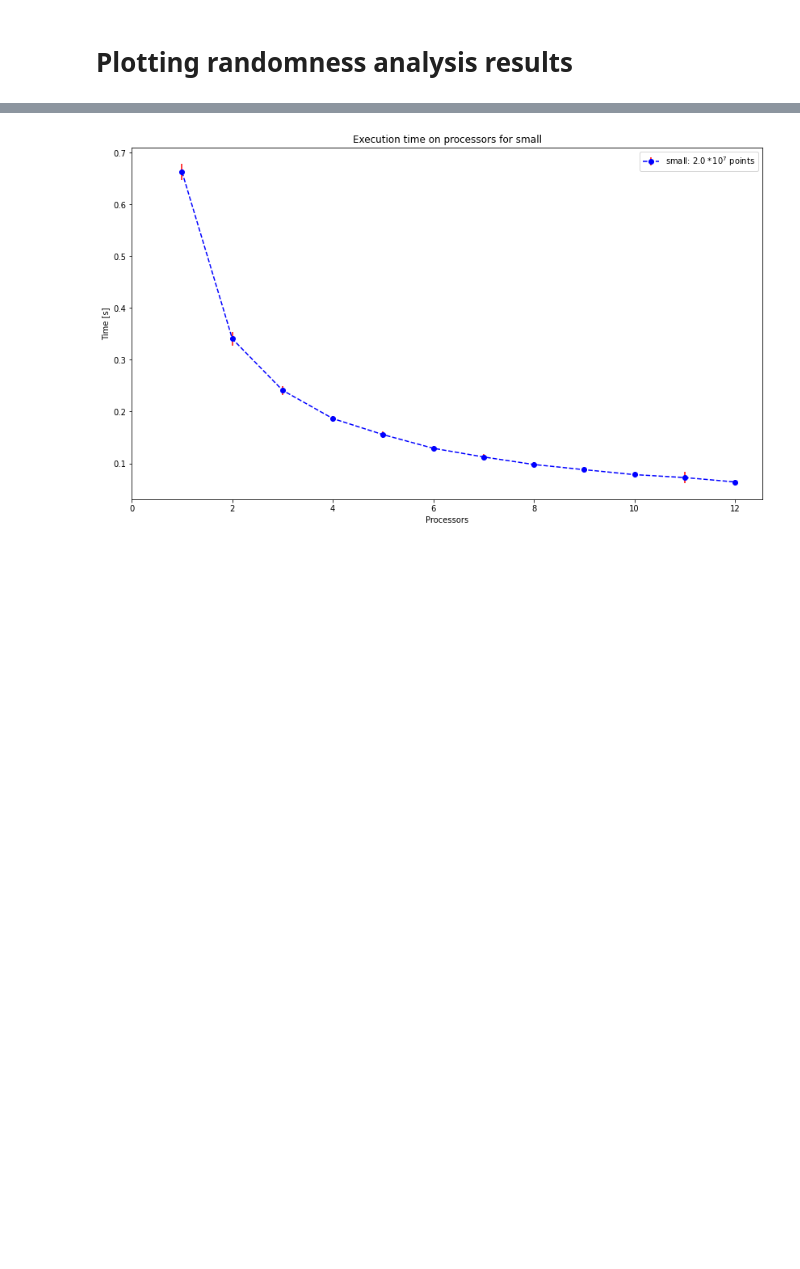
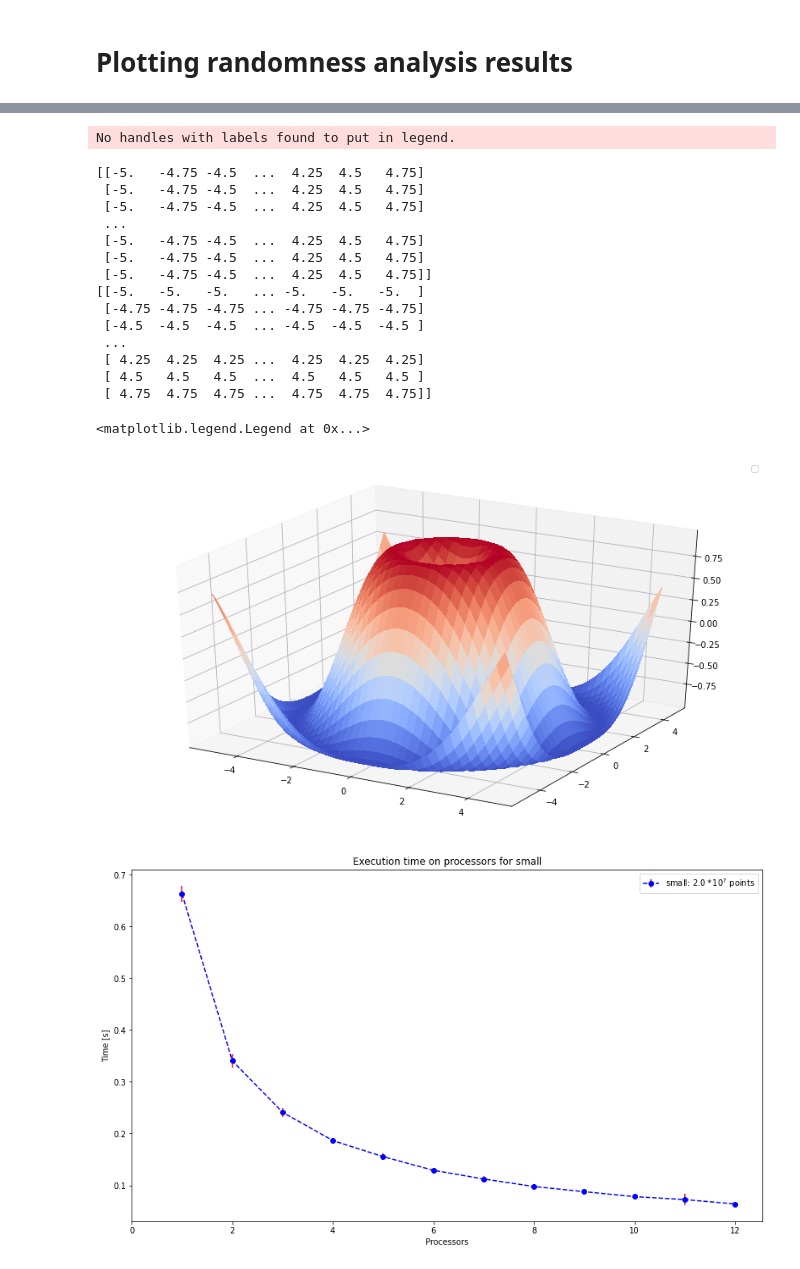
Before and after one commit to Observer46/mpr, a Jupyter notebook: lab4/Plot utils.ipynb, the cells around one changed output, grey strips where cells are left out. Drawn from its saved outputs; the diff is of its cells as text; code cells hidden in the pictures; blank space fills up the shorter version.

```diff
--- a/lab4/Plot utils.ipynb
+++ b/lab4/Plot utils.ipynb
@@ -81,0 +130,32 @@ IndexError: list index out of range
+# %%
+fig = plt.figure()
+ax = fig.gca(projection='3d')
+# Make data.
+X = np.arange(-5, 5, 0.25)
+Y = np.arange(-5, 5, 0.25)
+X, Y = np.meshgrid(X, Y)
+R = np.sqrt(X**2 + Y**2)
+Z = np.sin(R)
+print(X)
+print(Y)
+surf = ax.plot_surface(X, Y, Z, cmap=cm.coolwarm,
+                       linewidth=0, antialiased=False)
+ax.legend()
+# %% [output]
+No handles with labels found to put in legend.
+[[-5.   -4.75 -4.5  ...  4.25  4.5   4.75]
+ [-5.   -4.75 -4.5  ...  4.25  4.5   4.75]
+ [-5.   -4.75 -4.5  ...  4.25  4.5   4.75]
+ ...
+ [-5.   -4.75 -4.5  ...  4.25  4.5   4.75]
+ [-5.   -4.75 -4.5  ...  4.25  4.5   4.75]
+ [-5.   -4.75 -4.5  ...  4.25  4.5   4.75]]
+[[-5.   -5.   -5.   ... -5.   -5.   -5.  ]
+ [-4.75 -4.75 -4.75 ... -4.75 -4.75 -4.75]
+ [-4.5  -4.5  -4.5  ... -4.5  -4.5  -4.5 ]
+ ...
+ [ 4.25  4.25  4.25 ...  4.25  4.25  4.25]
+ [ 4.5   4.5   4.5  ...  4.5   4.5   4.5 ]
+ [ 4.75  4.75  4.75 ...  4.75  4.75  4.75]]
+<matplotlib.legend.Legend at 0x...>
+[figure, added]
```
Also changed, not shown: parts of 6 cells of this notebook, 11 other files.
